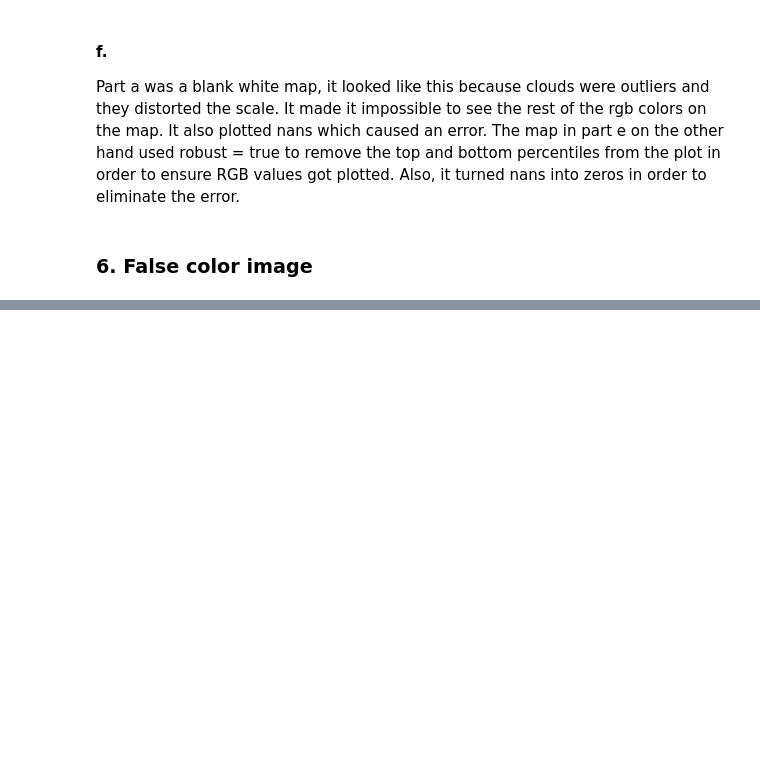
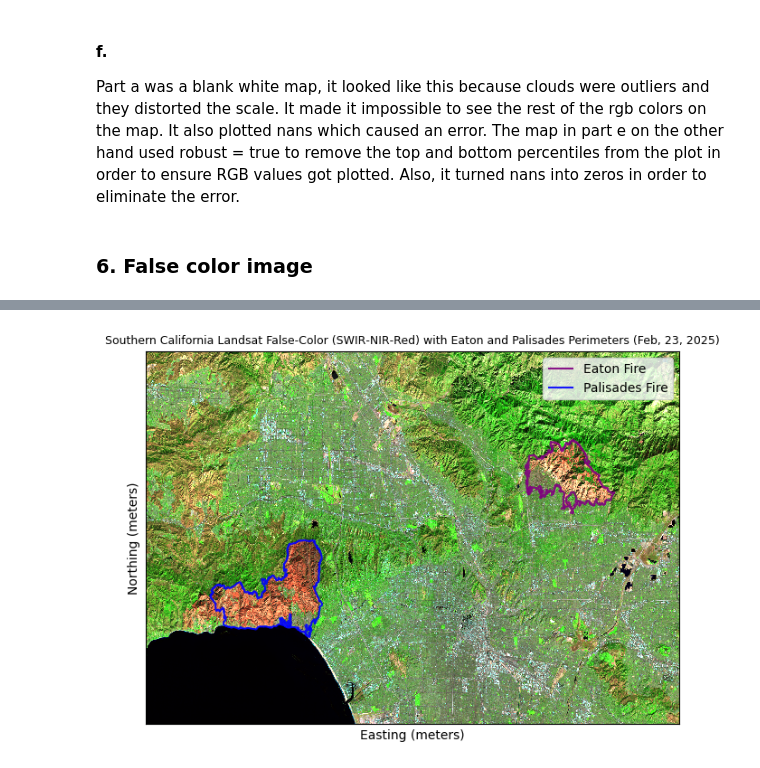
Before and after one commit to richardmonteslemus/eds220-hwk4, a Jupyter notebook: hwk4-task2-false-color-MONTESLEMUS.ipynb, the cells around one changed output, grey strips where cells are left out. Saved outputs shown, nothing was run; the diff lists cells and outputs as text; code cells hidden in the pictures; blank space fills up the shorter version.

```diff
--- a/hwk4-task2-false-color-MONTESLEMUS.ipynb
+++ b/hwk4-task2-false-color-MONTESLEMUS.ipynb
@@ -222,0 +279,31 @@ Text(0, 0.5, 'Y coordinate')
+# %%
+fig, ax = plt.subplots(1, 1)
+
+eaton.boundary.plot( # Plot fire perimeter boundary
+    ax = ax,
+    alpha = 0.9,
+    edgecolor = "purple",
+    label="Eaton Fire")
+
+palisades.boundary.plot( # Plot fire perimeter boundary
+    ax = ax,
+    alpha = 0.9,
+    edgecolor = "blue",
+    label="Palisades Fire")
+
+# Address cloud outlier problem
+landsat[["swir22","nir08","red"]].to_array().plot.imshow(robust=True)
+
+ax.set_title('Southern California Landsat False‑Color (SWIR‑NIR‑Red) with Eaton and Palisades Perimeters (Feb, 23, 2025)', fontsize = 9)
+ax.set_xlabel("Easting (meters)")
+ax.set_ylabel("Northing (meters)")
+ax.legend(loc="upper right")
+
+# Remove ticks
+ax.set_xticks([])
+ax.set_yticks([])
+
+plt.tight_layout()
+plt.show()
+# %% [output]
+[figure, added]
```
Also changed, not shown: parts of 8 cells of this notebook.
